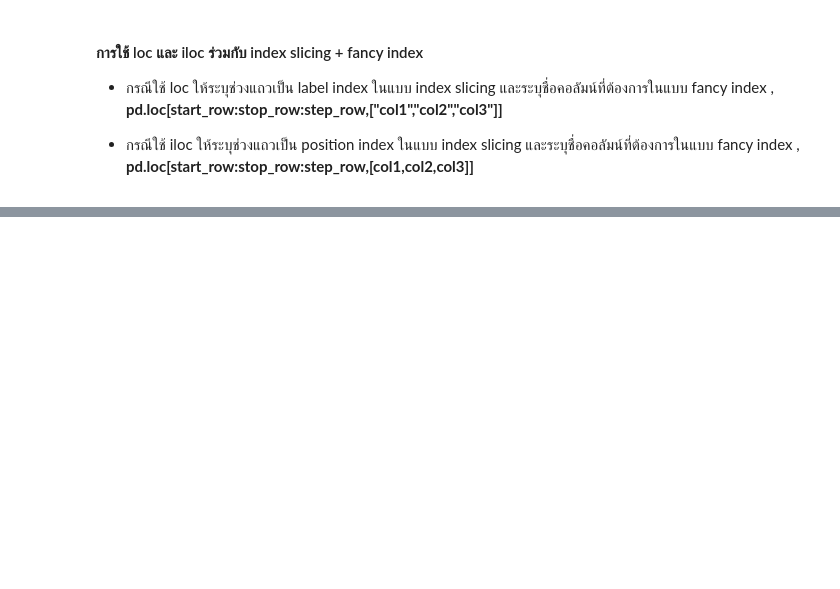
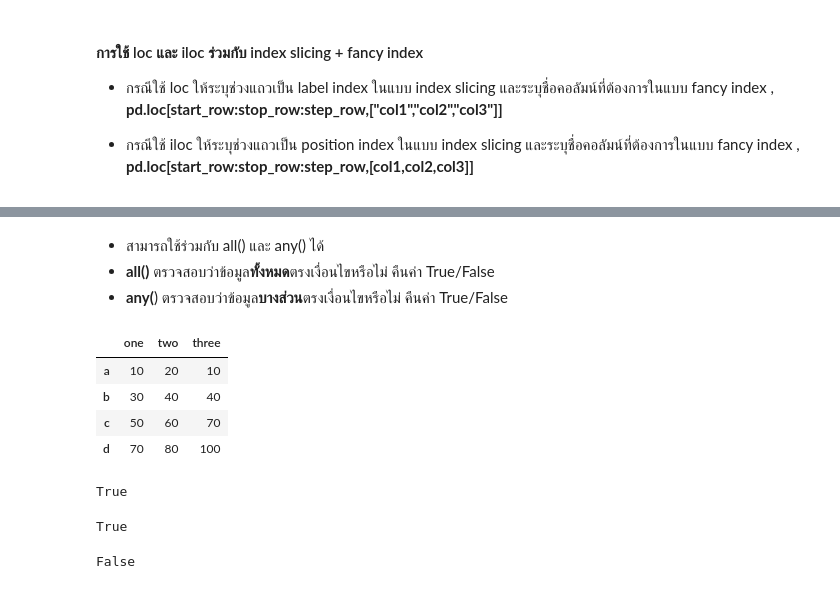
Before and after one commit to redrosekana/Python-Data-Science, a Jupyter notebook: panda-dataframe/main.ipynb, the cells around one changed output, grey strips where cells are left out. Cells and saved outputs as stored; diff of their text form; code cells hidden in the pictures; blank space fills up the shorter version.

```diff
--- a/panda-dataframe/main.ipynb
+++ b/panda-dataframe/main.ipynb
@@ -429,0 +456,22 @@ display(d4 , d4.loc["a":"d":1,["one","two","three"]] , d4.iloc[2:5,[0,2,4]])
+# %% [markdown]
+- สามารถใช้ร่วมกับ all() และ any() ได้
+- **all()** ตรวจสอบว่าข้อมูล**ทั้งหมด**ตรงเงื่อนไขหรือไม่  คืนค่า True/False
+- **any(**) ตรวจสอบว่าข้อมูล**บางส่วน**ตรงเงื่อนไขหรือไม่ คืนค่า True/False
+# %%
+d7 = {
+    "one":np.array([10,30,50,70]),
+    "two":np.array([20,40,60,80]),
+    "three":np.array([10,40,70,100])
+}
+
+d8 = pd.DataFrame(d7,index=list("abcd"))
+display(d8 , (d8.one % 2 == 0).all() , (d8["three"] >= 70).any() , (d8["three"] % 7 == 0).all())
+# %% [output]
+|  | one | two | three |
+| a | 10 | 20 | 10 |
+| b | 30 | 40 | 40 |
+| c | 50 | 60 | 70 |
+| d | 70 | 80 | 100 |
+True
+True
+False
```
Also changed, not shown: parts of 20 cells of this notebook.
